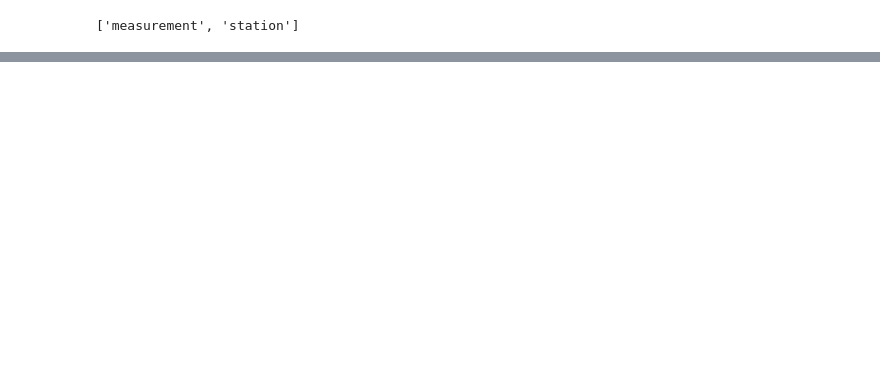
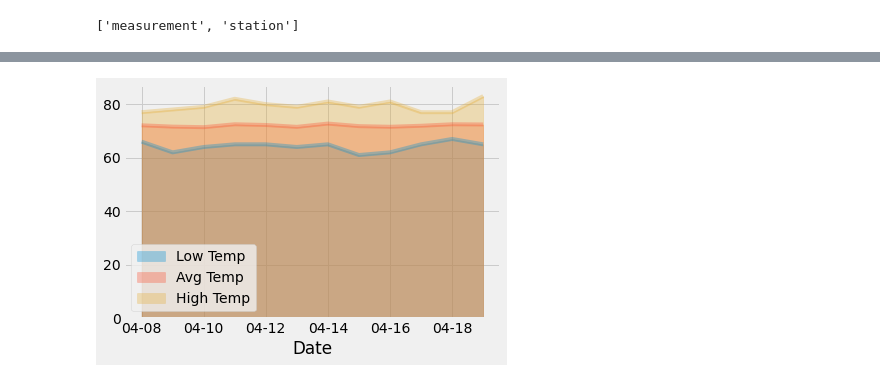
Before and after one commit to mnperic/sql-alchemy-challenge, a Jupyter notebook: sql_alchemy_homework.ipynb, the cells around one changed output, grey strips where cells are left out. Cells and saved outputs as stored; diff of their text form; code cells hidden in the pictures; blank space fills up the shorter version.

```diff
--- a/sql_alchemy_homework.ipynb
+++ b/sql_alchemy_homework.ipynb
@@ -76,0 +288,21 @@ KeyError: "None of ['date'] are in the columns"
+# %%
+# Set the start and end date for the trip
+start_date = "2019-04-08"
+end_date = "2019-04-19"
+
+# Calculate trip length
+start_number = int(start_date[-2:])
+end_number = int(end_date[-2:])
+trip_length = end_number - start_number + 1
+
+# Start date as datetime object
+start_date = dt.datetime.strptime(start_date, '%Y-%m-%d')
+
+# List dates (MM-DD) of trip
+date_list = [dt.datetime.strftime(start_date + dt.timedelta(days = x), '%m-%d')
+            for x in range(0, trip_length)]
+
+# Calculate normals for each date
+trip_normals = [daily_normals(date) for date in date_list]
+
+trip_normals
@@ -76,0 +322,15 @@ KeyError: "None of ['date'] are in the columns"
+# %%
+# Extract normals into a list of lists
+trip_normals = [np.array(normal[0]) for normal in trip_normals]
+
+# Convert normals list into a data frame
+normals_table = pd.DataFrame(trip_normals)
+
+# Add date column
+normals_table["Date"] = date_list
+
+# Set index and rename columns
+normals_table = normals_table.set_index("Date")
+normals_table = normals_table.rename(columns={0: "Low Temp", 1: "Avg Temp", 2: "High Temp"})
+
+normals_table
@@ -76,0 +352,6 @@ KeyError: "None of ['date'] are in the columns"
+# %%
+# Plot and save fig
+normals_table.plot.area(stacked=False, alpha=.333)
+plt.savefig("/Users/minoperic/Data Analytics/Homework/sql-alchemy-challenge/low_avg_high_temperature.png", dpi=300)
+# %% [output]
+[figure, added]
```
Also changed, not shown: parts of 14 cells of this notebook, 5 other files.
